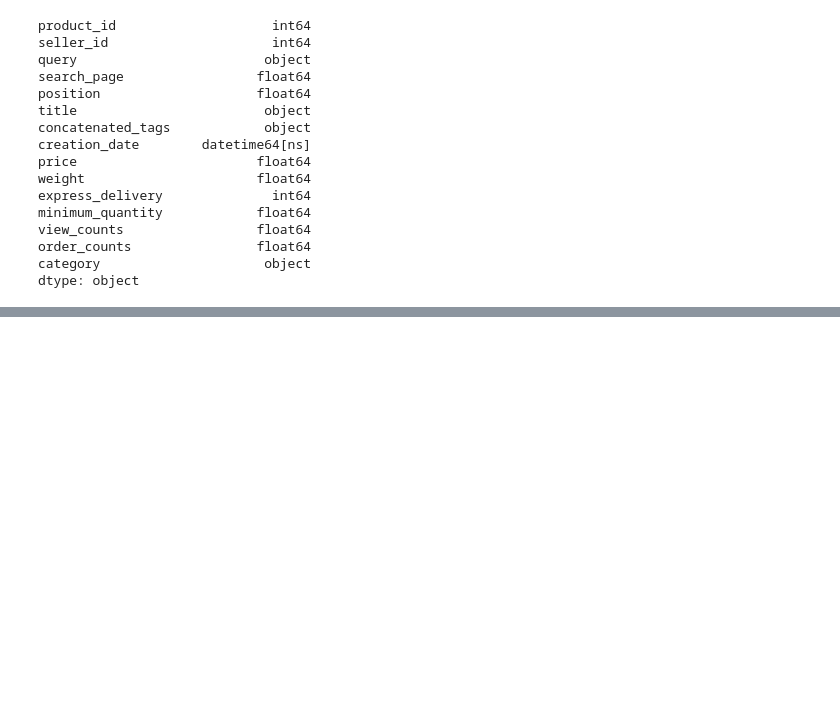
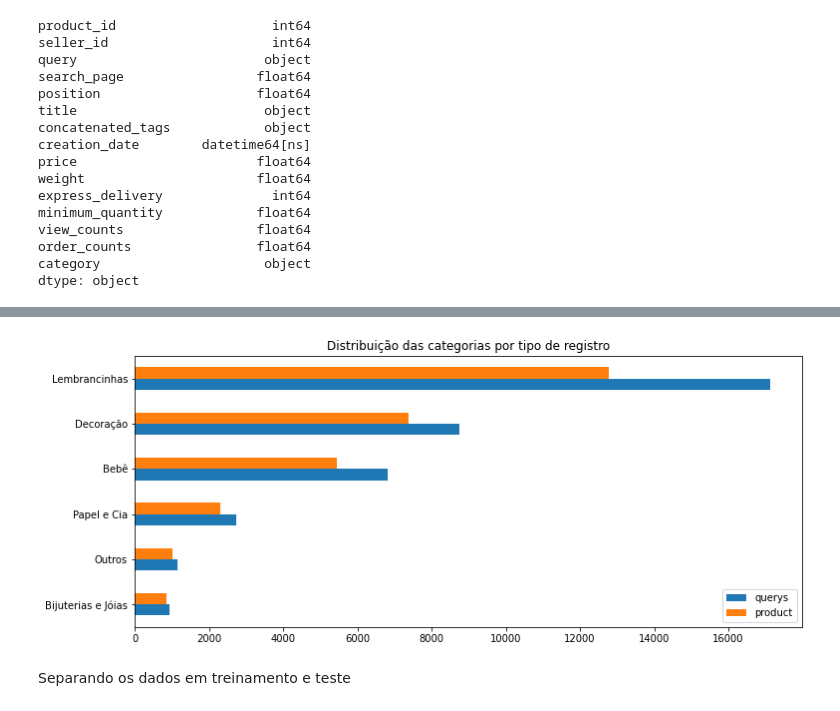
Before and after one commit to leofmr/product_recommender, a Jupyter notebook: notebooks/0 - data_prepare.ipynb, the cells around one changed output, grey strips where cells are left out. Saved outputs shown, nothing was run; the diff lists cells and outputs as text; code cells hidden in the pictures; blank space fills up the shorter version.

```diff
--- a/notebooks/0 - data_prepare.ipynb
+++ b/notebooks/0 - data_prepare.ipynb
@@ -450,0 +461,14 @@ dtype: object
+# %%
+(no_dupli_df["category"].
+ value_counts(ascending=True).
+ to_frame("querys").
+ join(no_dupli_df.
+      drop_duplicates("product_id")["category"].
+      value_counts().
+      to_frame("product"))
+ ).plot(kind="barh", figsize=(12, 5), title="Distribuição das categorias por tipo de registro")
+plt.show()
+# %% [output]
+[figure, added]
+# %% [markdown]
+Separando os dados em treinamento e teste
```
Also changed, not shown: parts of 10 cells of this notebook, 2 other files.
